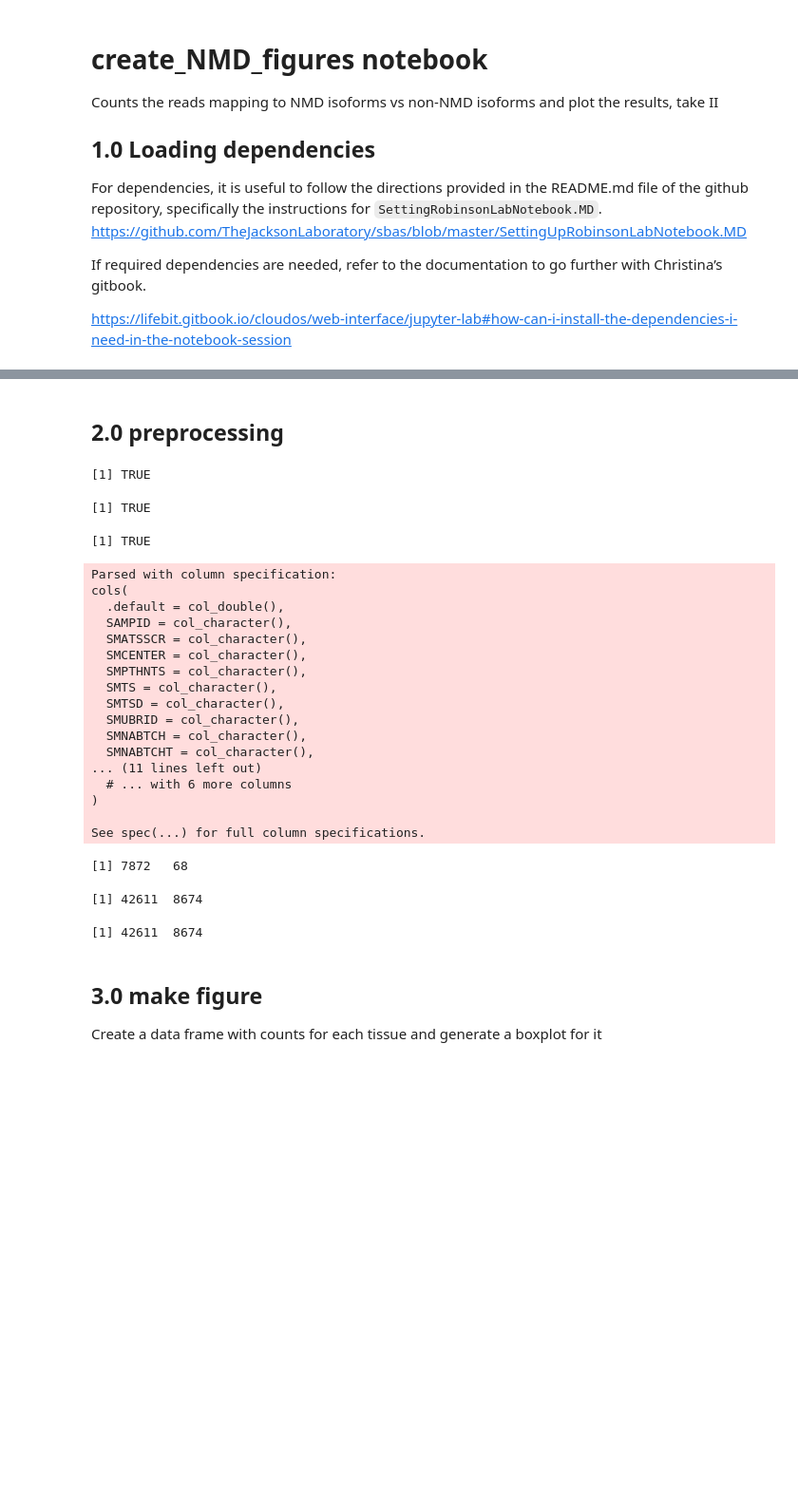
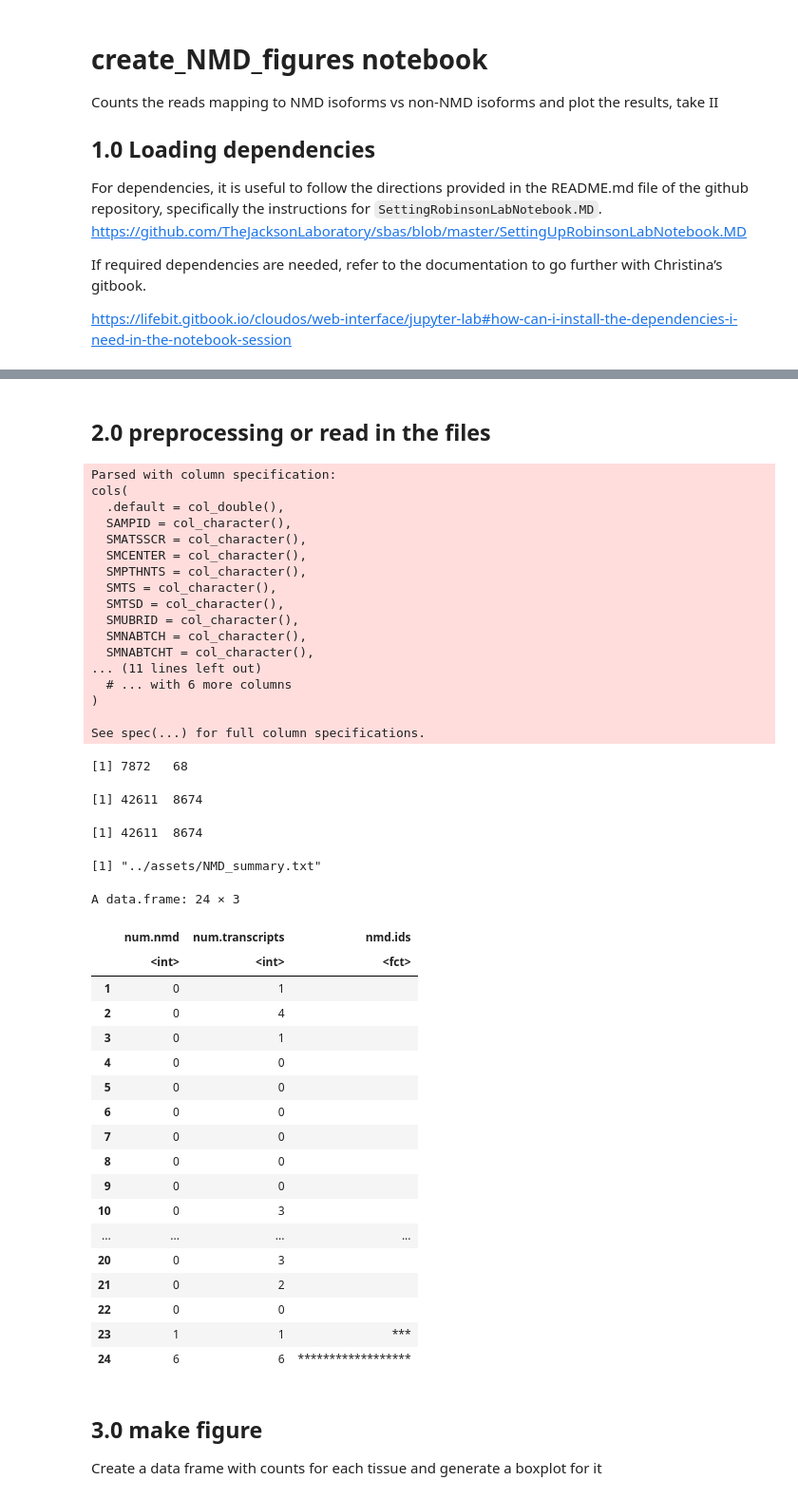
Before and after one commit to TheJacksonLaboratory/sbas, a Jupyter notebook: jupyter/NMD-plot.ipynb, the cells around one changed output, grey strips where cells are left out. Shown at 95% size. Drawn from its saved outputs; the diff is of its cells as text; code cells hidden in the pictures; blank space fills up the shorter version.

```diff
--- a/jupyter/NMD-plot.ipynb
+++ b/jupyter/NMD-plot.ipynb
@@ -94,52 +92,59 @@ sha256sum ../../mounted-data//robinson-bucket/notebooks/NMD_summary.txt.gz
 # %% [markdown]
-## 2.0 preprocessing
+## 2.0 preprocessing or read in the files
-# %%
-dataDir <- "../data/"
-
-metadata.file.name    = paste0(dataDir, "srr_pdata.csv")
-file.exists(metadata.file.name)
-
-inc.counts.file.name  = paste0(dataDir, "rmats_final.se.jc.ijc.txt.gz")
-file.exists(inc.counts.file.name)
-
-skip.counts.file.name <- paste0(dataDir, "rmats_final.se.jc.sjc.txt.gz")
-file.exists(skip.counts.file.name)
-# %% [output]
-[1] TRUE
-[1] TRUE
-[1] TRUE
 # %%
 meta.data = readr::read_csv(metadata.file.name)
 dim(meta.data)
 
 inc.counts   = as.data.frame(data.table::fread(inc.counts.file.name))
 dim(inc.counts)
 
 skip.counts  = as.data.frame(data.table::fread(skip.counts.file.name))
 dim(skip.counts)
 
-nmd.tab = read.table('../data/NMD_summary.txt',sep='\t')
+nmd.tab.file
+nmd.tab <- read.table(nmd.tab.file, header=TRUE, sep = "\t")
+head(nmd.tab, 24)
 # %% [output]
 Parsed with column specification:
 cols(
   .default = col_double(),
   SAMPID = col_character(),
   SMATSSCR = col_character(),
   SMCENTER = col_character(),
   SMPTHNTS = col_character(),
   SMTS = col_character(),
   SMTSD = col_character(),
   SMUBRID = col_character(),
   SMNABTCH = col_character(),
   SMNABTCHT = col_character(),
 ... (11 lines left out)
   # ... with 6 more columns
 )
 
 See spec(...) for full column specifications.
 [1] 7872   68
 [1] 42611  8674
 [1] 42611  8674
+[1] "../assets/NMD_summary.txt"
+A data.frame: 24 × 3
+|  | num.nmd | num.transcripts | nmd.ids |
+|  | <int> | <int> | <fct> |
+| 1 | 0 | 1 |  |
+| 2 | 0 | 4 |  |
+| 3 | 0 | 1 |  |
+| 4 | 0 | 0 |  |
+| 5 | 0 | 0 |  |
+| 6 | 0 | 0 |  |
+| 7 | 0 | 0 |  |
+| 8 | 0 | 0 |  |
+| 9 | 0 | 0 |  |
+| 10 | 0 | 3 |  |
+| ... | ... | ... | ... |
+| 20 | 0 | 3 |  |
+| 21 | 0 | 2 |  |
+| 22 | 0 | 0 |  |
+| 23 | 1 | 1 | *** |
+| 24 | 6 | 6 | ****************** |
 # %% [markdown]
 ## 3.0 make figure
 
```
Also changed, not shown: parts of 6 cells of this notebook, 4 other files.
